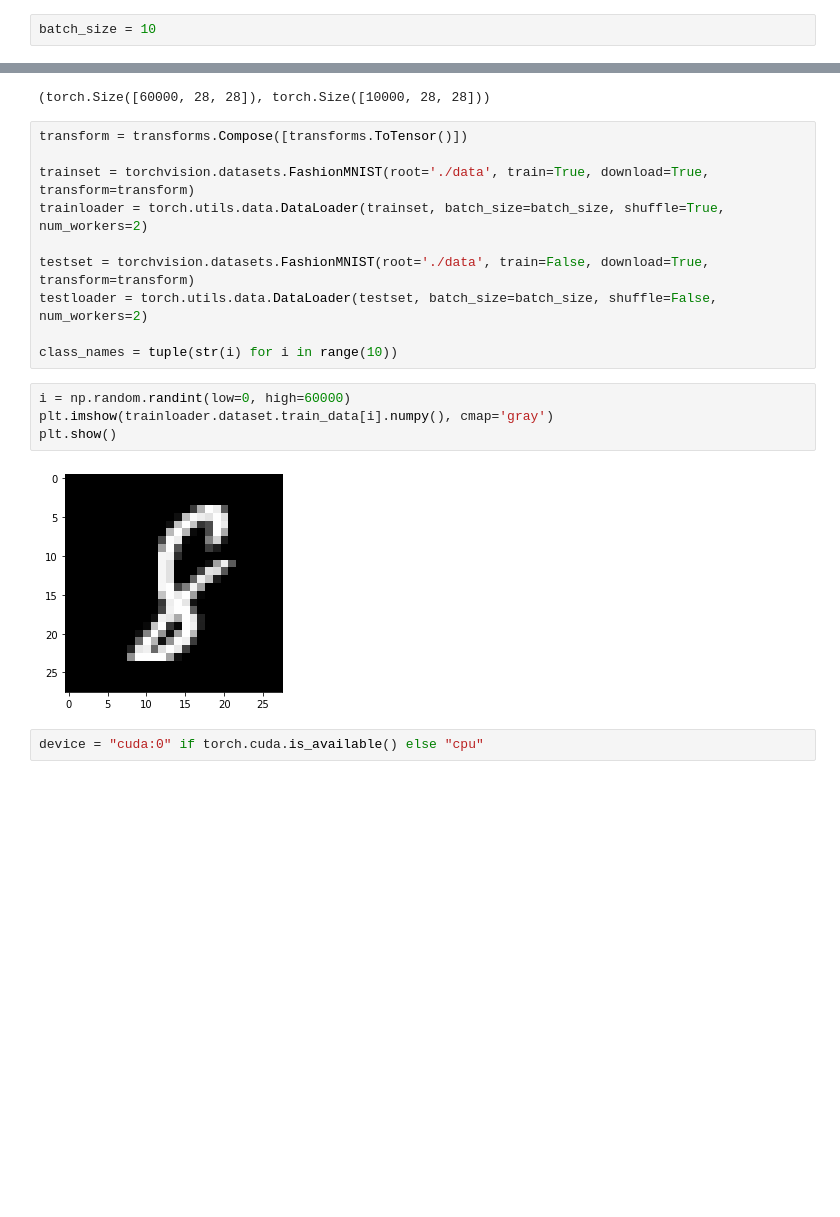
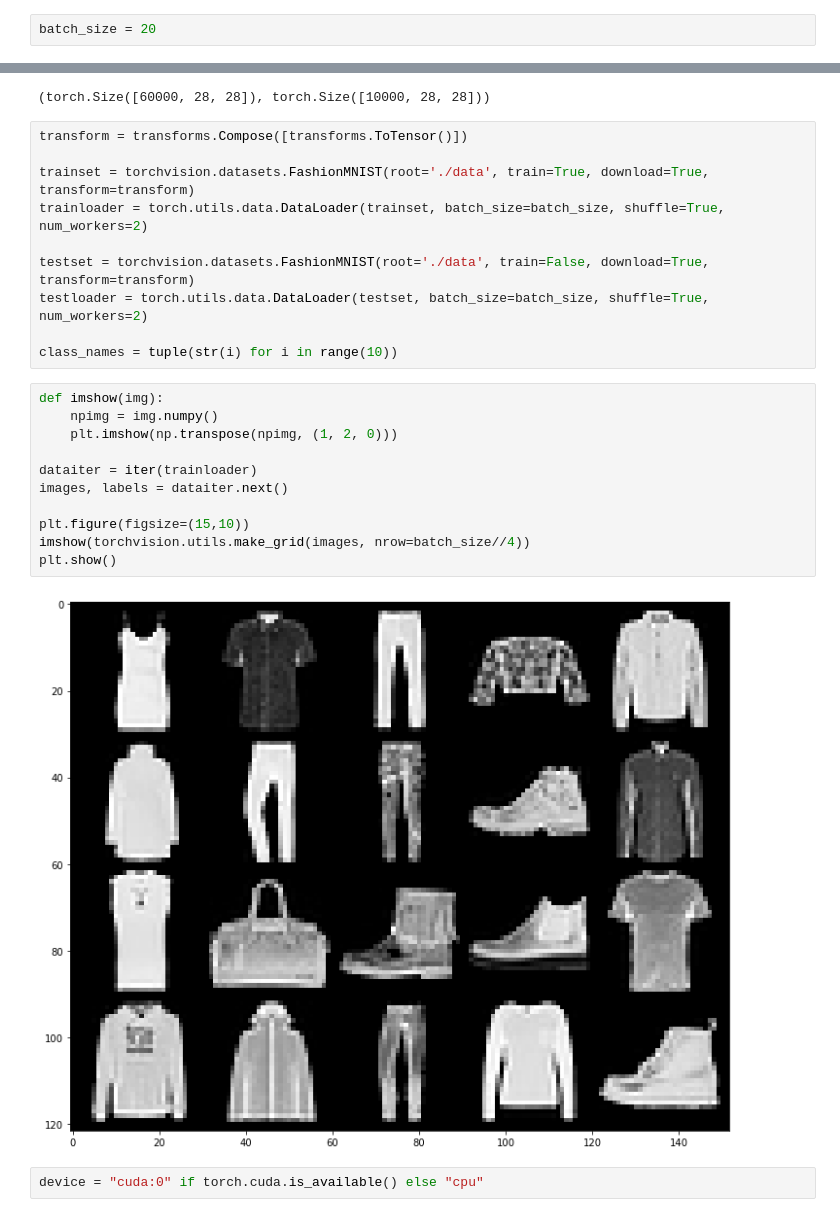
Before and after one commit to nkotelevskii/vi_mcmc_workaround, a Jupyter notebook: notebooks/VAE.ipynb, the cells around one changed output, grey strips where cells are left out. Drawn from its saved outputs; the diff is of its cells as text; blank space fills up the shorter version.

```diff
--- a/notebooks/VAE.ipynb
+++ b/notebooks/VAE.ipynb
@@ -20,7 +21,7 @@ warnings.filterwarnings('ignore')
 # %% [markdown]
 ## Loading MNIST dataset
 # %%
-batch_size = 10
+batch_size = 20
 # %%
 transform = transforms.Compose(
     [transforms.ToTensor()])
@@ -47,15 +48,22 @@ trainset = torchvision.datasets.FashionMNIST(root='./data', train=True, download
 trainloader = torch.utils.data.DataLoader(trainset, batch_size=batch_size, shuffle=True, num_workers=2)
 
 testset = torchvision.datasets.FashionMNIST(root='./data', train=False, download=True, transform=transform)
-testloader = torch.utils.data.DataLoader(testset, batch_size=batch_size, shuffle=False, num_workers=2)
+testloader = torch.utils.data.DataLoader(testset, batch_size=batch_size, shuffle=True, num_workers=2)
 
 class_names = tuple(str(i) for i in range(10))
-# %%
-i = np.random.randint(low=0, high=60000)
-plt.imshow(trainloader.dataset.train_data[i].numpy(), cmap='gray')
-plt.show()
-# %% [output]
-[figure, removed]
+# %%
+def imshow(img):
+    npimg = img.numpy()
+    plt.imshow(np.transpose(npimg, (1, 2, 0)))
+
+dataiter = iter(trainloader)
+images, labels = dataiter.next()
+
+plt.figure(figsize=(15,10))
+imshow(torchvision.utils.make_grid(images, nrow=batch_size//4))
+plt.show()
+# %% [output]
+[figure, added]
 # %%
 device = "cuda:0" if torch.cuda.is_available() else "cpu"
 # %%
```
Also changed, not shown: parts of 18 cells of this notebook.
